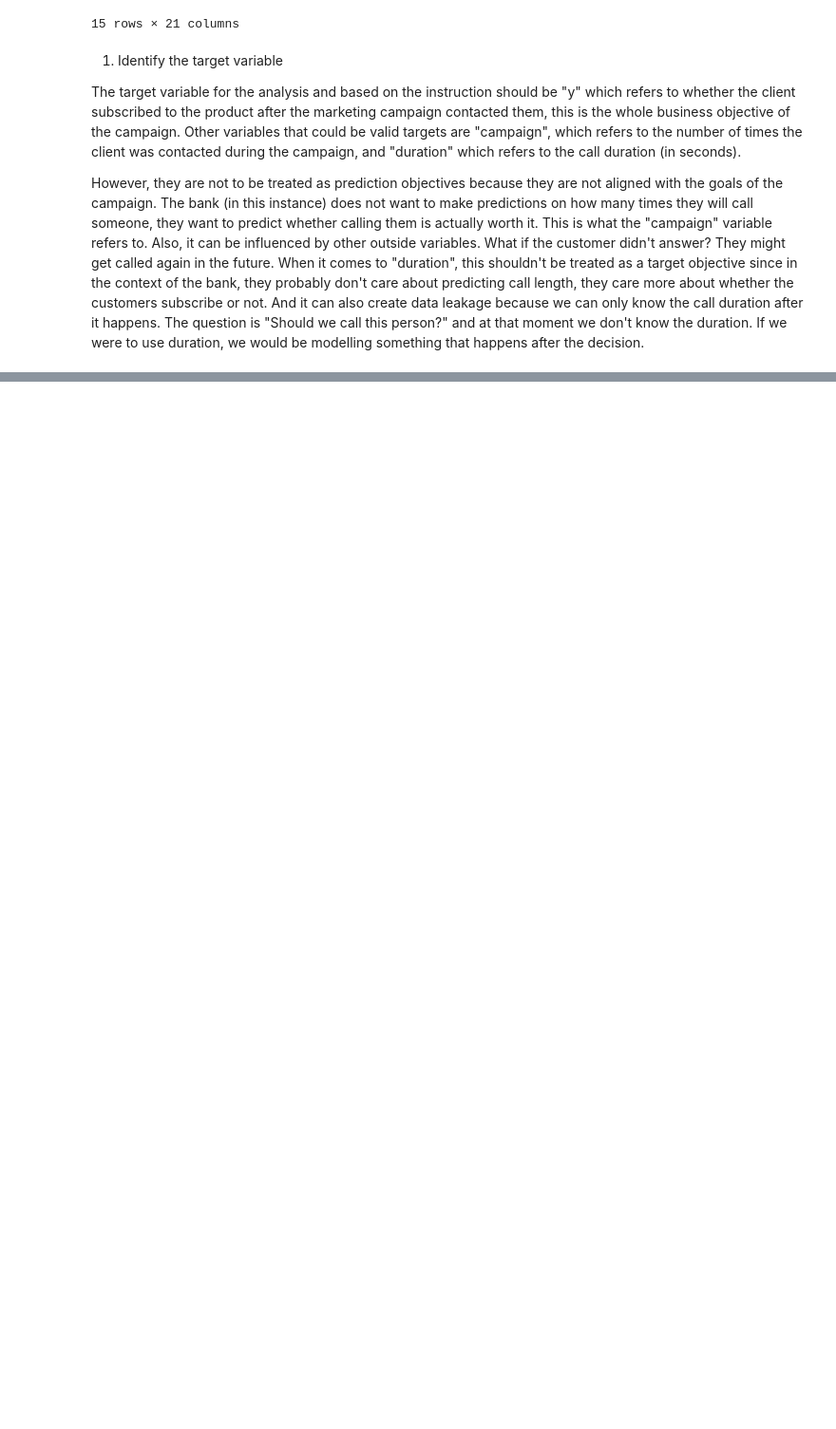
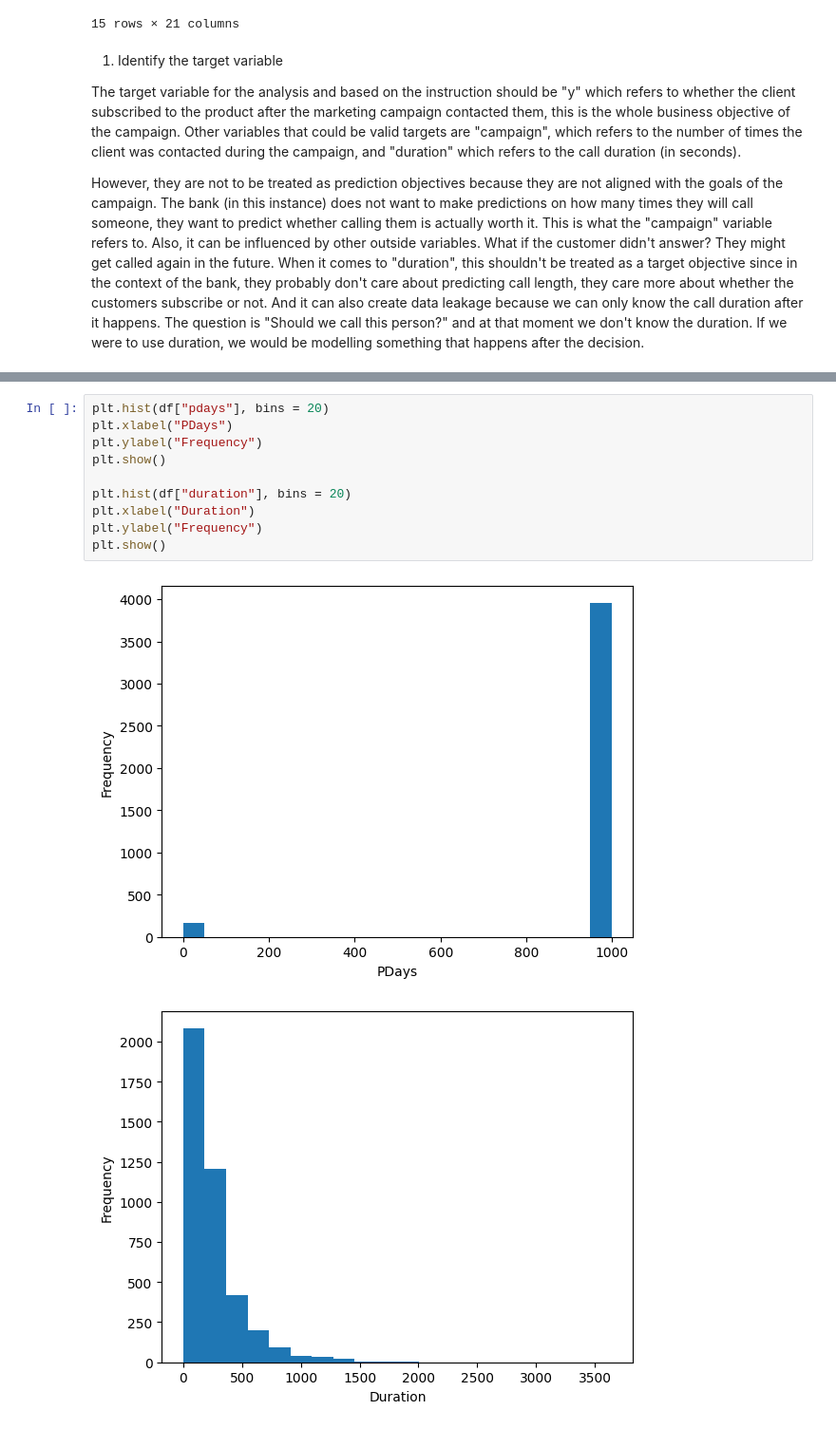
Before and after one commit to Fmendez18/ML-fundamentals-2026, a Jupyter notebook: assignment_1_Federico_Mendez.ipynb, the cells around one changed output, grey strips where cells are left out. Shown at 95% size. Drawn from its saved outputs; the diff is of its cells as text; blank space fills up the shorter version.

```diff
--- a/assignment_1_Federico_Mendez.ipynb
+++ b/assignment_1_Federico_Mendez.ipynb
@@ -31,0 +159,13 @@ However, they are not to be treated as prediction objectives because they are no
+# %%
+plt.hist(df["pdays"], bins = 20)
+plt.xlabel("PDays")
+plt.ylabel("Frequency")
+plt.show()
+
+plt.hist(df["duration"], bins = 20)
+plt.xlabel("Duration")
+plt.ylabel("Frequency")
+plt.show()
+# %% [output]
+[figure, added]
+[figure, added]
```
Also changed, not shown: parts of 25 cells of this notebook.
